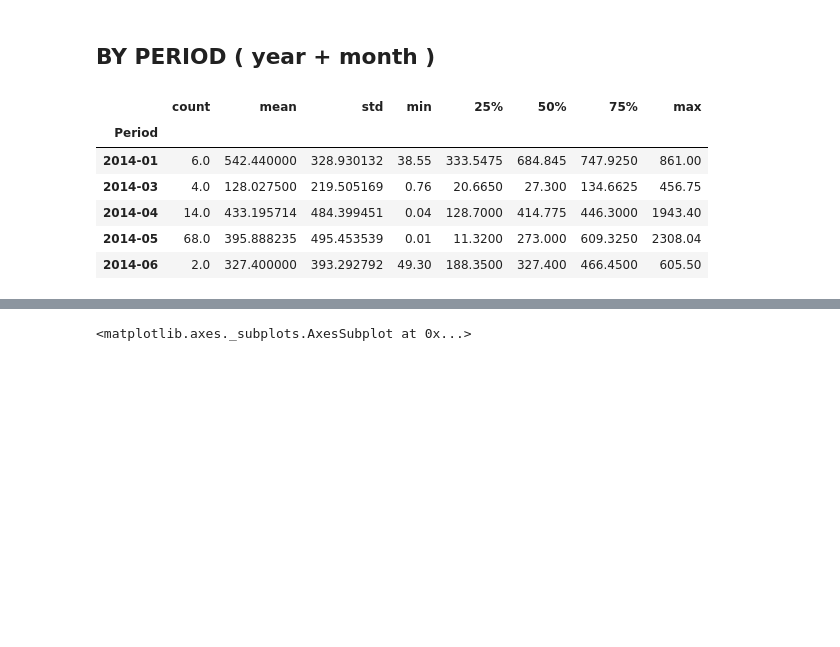
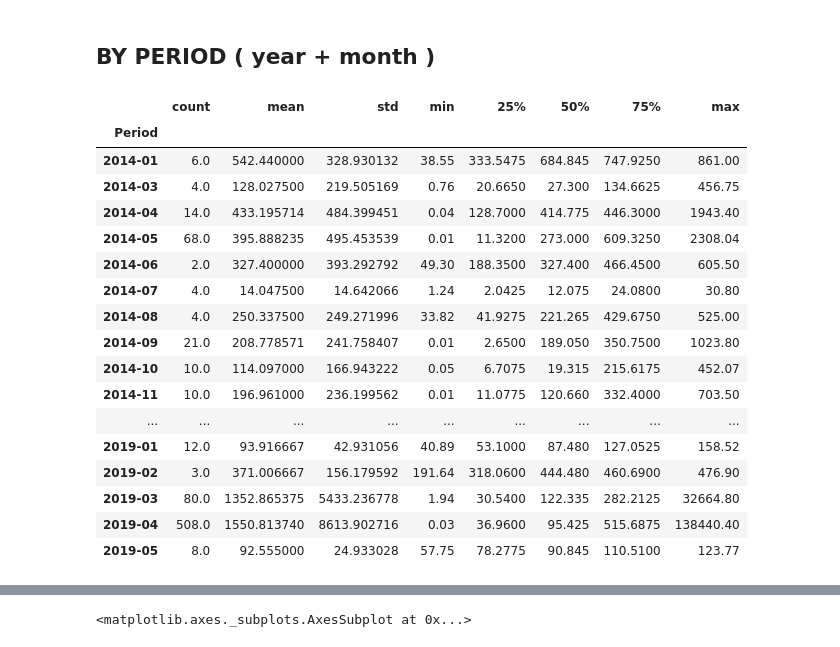
Before and after one commit to bubjanes/time_series_analysis, a Jupyter notebook: predicting_loan_payments.ipynb, the cells around one changed output, grey strips where cells are left out. Saved outputs shown, nothing was run; the diff lists cells and outputs as text; code cells hidden in the pictures; blank space fills up the shorter version.

```diff
--- a/predicting_loan_payments.ipynb
+++ b/predicting_loan_payments.ipynb
@@ -89,13 +89,24 @@ sum_cuota.plot(kind='bar', title='Sum by Cuota')
 # %% [markdown]
 ## BY PERIOD  ( year + month )
 # %%
-clean_df.groupby('Period').MCC_IMPORTE.describe().head()
+clean_df.groupby('Period').MCC_IMPORTE.describe()
 # %% [output]
 |  | count | mean | std | min | 25% | 50% | 75% | max |
 | Period |  |  |  |  |  |  |  |  |
 | 2014-01 | 6.0 | 542.440000 | 328.930132 | 38.55 | 333.5475 | 684.845 | 747.9250 | 861.00 |
 | 2014-03 | 4.0 | 128.027500 | 219.505169 | 0.76 | 20.6650 | 27.300 | 134.6625 | 456.75 |
 | 2014-04 | 14.0 | 433.195714 | 484.399451 | 0.04 | 128.7000 | 414.775 | 446.3000 | 1943.40 |
 | 2014-05 | 68.0 | 395.888235 | 495.453539 | 0.01 | 11.3200 | 273.000 | 609.3250 | 2308.04 |
 | 2014-06 | 2.0 | 327.400000 | 393.292792 | 49.30 | 188.3500 | 327.400 | 466.4500 | 605.50 |
+| 2014-07 | 4.0 | 14.047500 | 14.642066 | 1.24 | 2.0425 | 12.075 | 24.0800 | 30.80 |
+| 2014-08 | 4.0 | 250.337500 | 249.271996 | 33.82 | 41.9275 | 221.265 | 429.6750 | 525.00 |
+| 2014-09 | 21.0 | 208.778571 | 241.758407 | 0.01 | 2.6500 | 189.050 | 350.7500 | 1023.80 |
+| 2014-10 | 10.0 | 114.097000 | 166.943222 | 0.05 | 6.7075 | 19.315 | 215.6175 | 452.07 |
+| 2014-11 | 10.0 | 196.961000 | 236.199562 | 0.01 | 11.0775 | 120.660 | 332.4000 | 703.50 |
+| ... | ... | ... | ... | ... | ... | ... | ... | ... |
+| 2019-01 | 12.0 | 93.916667 | 42.931056 | 40.89 | 53.1000 | 87.480 | 127.0525 | 158.52 |
+| 2019-02 | 3.0 | 371.006667 | 156.179592 | 191.64 | 318.0600 | 444.480 | 460.6900 | 476.90 |
+| 2019-03 | 80.0 | 1352.865375 | 5433.236778 | 1.94 | 30.5400 | 122.335 | 282.2125 | 32664.80 |
+| 2019-04 | 508.0 | 1550.813740 | 8613.902716 | 0.03 | 36.9600 | 95.425 | 515.6875 | 138440.40 |
+| 2019-05 | 8.0 | 92.555000 | 24.933028 | 57.75 | 78.2775 | 90.845 | 110.5100 | 123.77 |
 # %%
```
Also changed, not shown: parts of 4 cells of this notebook.
